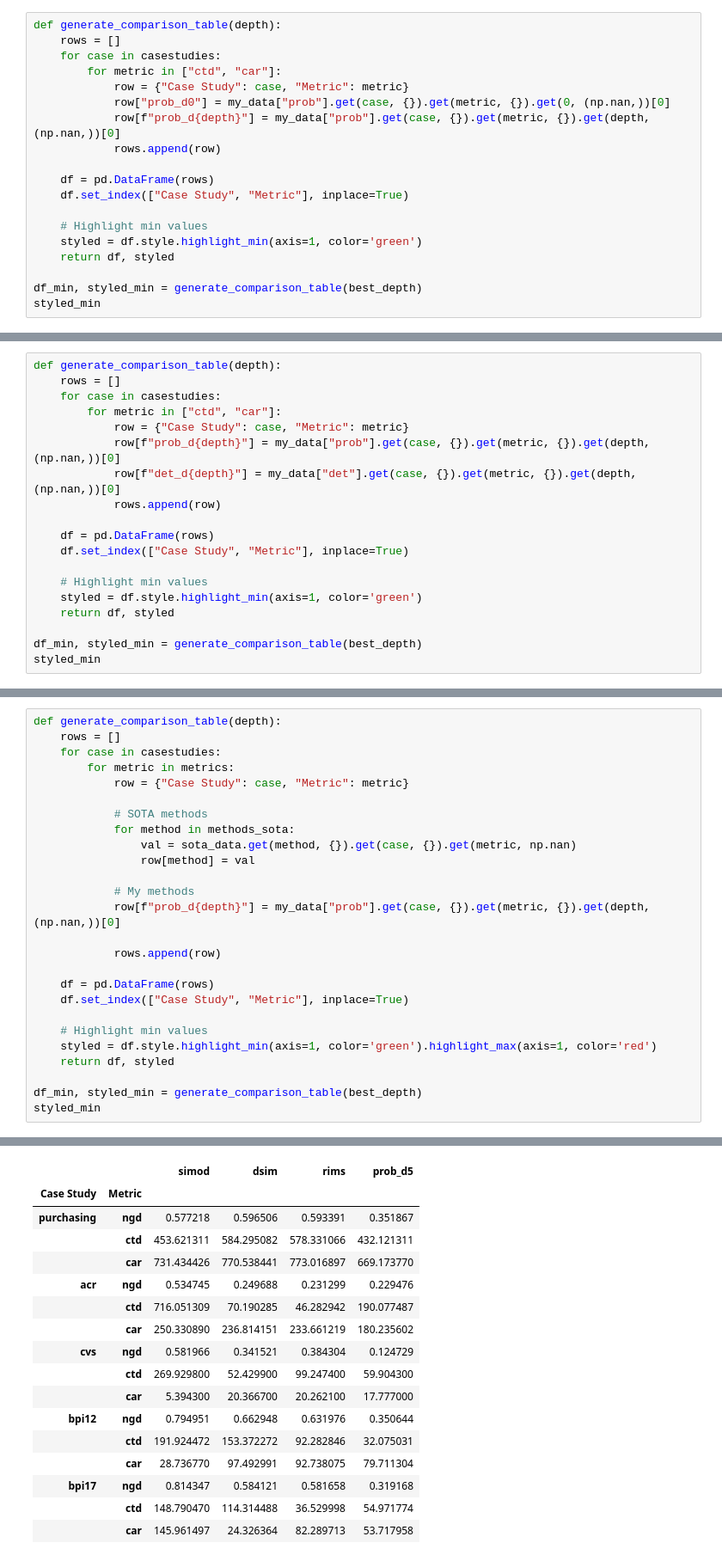
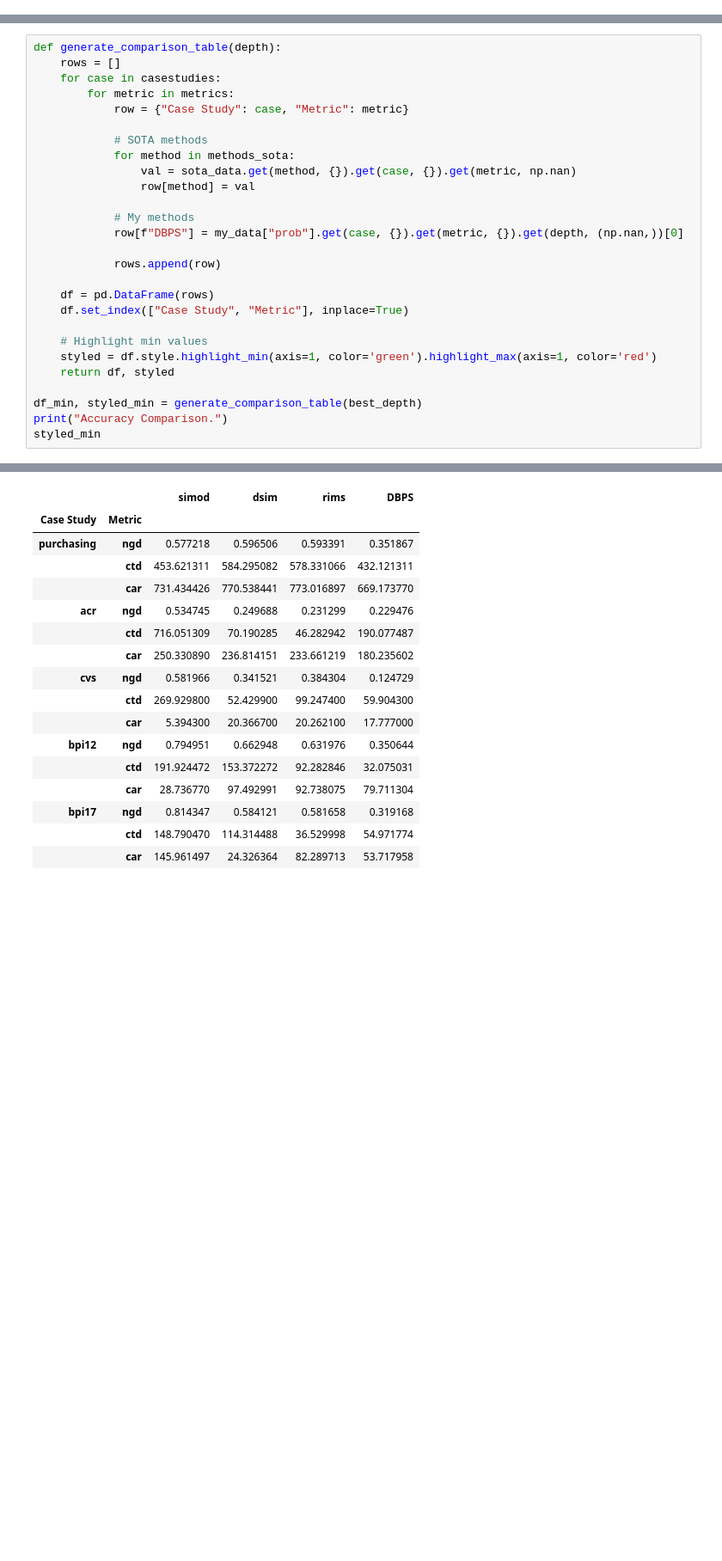
Before and after one commit to franvinci/prosit, a Jupyter notebook: analysis.ipynb, the cells around one changed output, grey strips where cells are left out. Shown: that part at 86% size. Saved outputs shown, nothing was run; the diff lists cells and outputs as text; blank space fills up the shorter version.

```diff
--- a/analysis.ipynb
+++ b/analysis.ipynb
@@ -55,22 +51,3 @@ def load_my_results():
     return data
 
 my_data = load_my_results()
-# %%
-def generate_comparison_table(depth):
-    rows = []
-    for case in casestudies:
-        for metric in ["ctd", "car"]:
-            row = {"Case Study": case, "Metric": metric}
-            row["prob_d0"] = my_data["prob"].get(case, {}).get(metric, {}).get(0, (np.nan,))[0]
-            row[f"prob_d{depth}"] = my_data["prob"].get(case, {}).get(metric, {}).get(depth, (np.nan,))[0]
-            rows.append(row)
-
-    df = pd.DataFrame(rows)
-    df.set_index(["Case Study", "Metric"], inplace=True)
-
-    # Highlight min values
-    styled = df.style.highlight_min(axis=1, color='green')
-    return df, styled
-
-df_min, styled_min = generate_comparison_table(best_depth)
-styled_min
@@ -90,19 +53,0 @@ styled_min
-# %%
-def generate_comparison_table(depth):
-    rows = []
-    for case in casestudies:
-        for metric in ["ctd", "car"]:
-            row = {"Case Study": case, "Metric": metric}
-            row[f"prob_d{depth}"] = my_data["prob"].get(case, {}).get(metric, {}).get(depth, (np.nan,))[0]
-            row[f"det_d{depth}"] = my_data["det"].get(case, {}).get(metric, {}).get(depth, (np.nan,))[0]
-            rows.append(row)
-
-    df = pd.DataFrame(rows)
-    df.set_index(["Case Study", "Metric"], inplace=True)
-
-    # Highlight min values
-    styled = df.style.highlight_min(axis=1, color='green')
-    return df, styled
-
-df_min, styled_min = generate_comparison_table(best_depth)
-styled_min
@@ -132,7 +64,7 @@ def generate_comparison_table(depth):
                 row[method] = val
 
             # My methods
-            row[f"prob_d{depth}"] = my_data["prob"].get(case, {}).get(metric, {}).get(depth, (np.nan,))[0]
+            row[f"DBPS"] = my_data["prob"].get(case, {}).get(metric, {}).get(depth, (np.nan,))[0]
 
             rows.append(row)
 
@@ -144,5 +76,6 @@ def generate_comparison_table(depth):
     return df, styled
 
 df_min, styled_min = generate_comparison_table(best_depth)
+print("Accuracy Comparison.")
 styled_min
 # %% [output]
@@ -149,4 +83,4 @@ styled_min
-|  |  | simod | dsim | rims | prob_d5 |
+|  |  | simod | dsim | rims | DBPS |
 | Case Study | Metric |  |  |  |  |
 | purchasing | ngd | 0.577218 | 0.596506 | 0.593391 | 0.351867 |
 |  | ctd | 453.621311 | 584.295082 | 578.331066 | 432.121311 |
```
Also changed, not shown: parts of 11 cells of this notebook.
